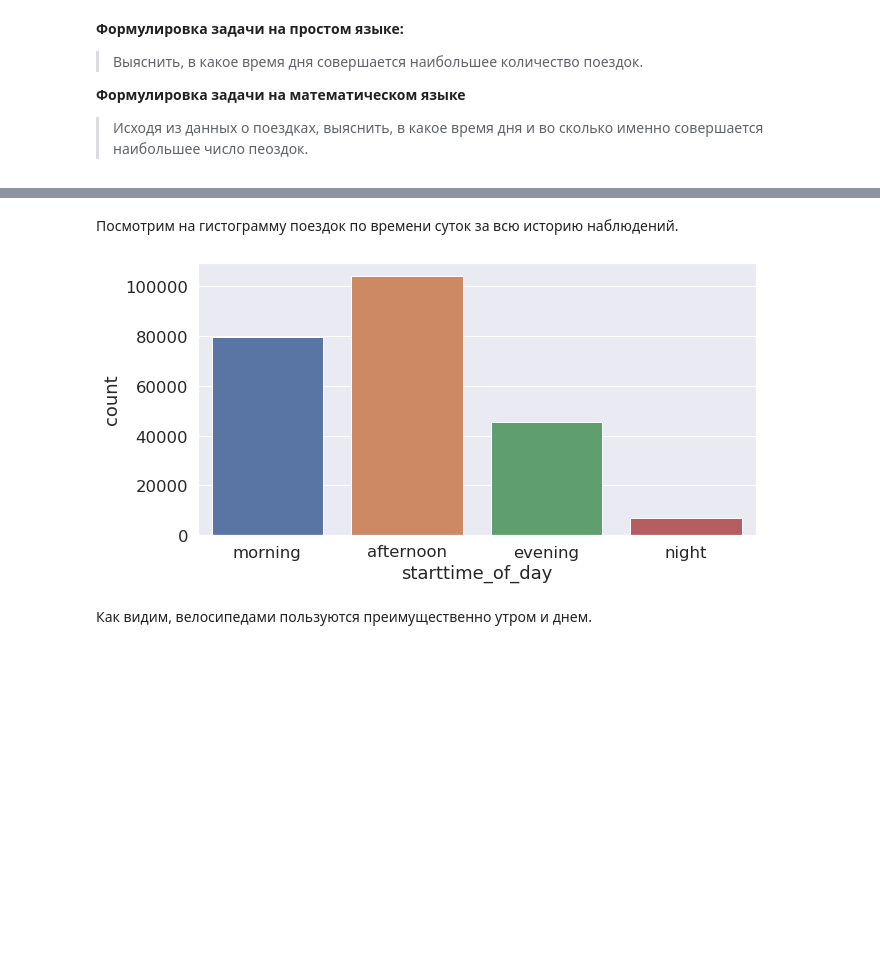
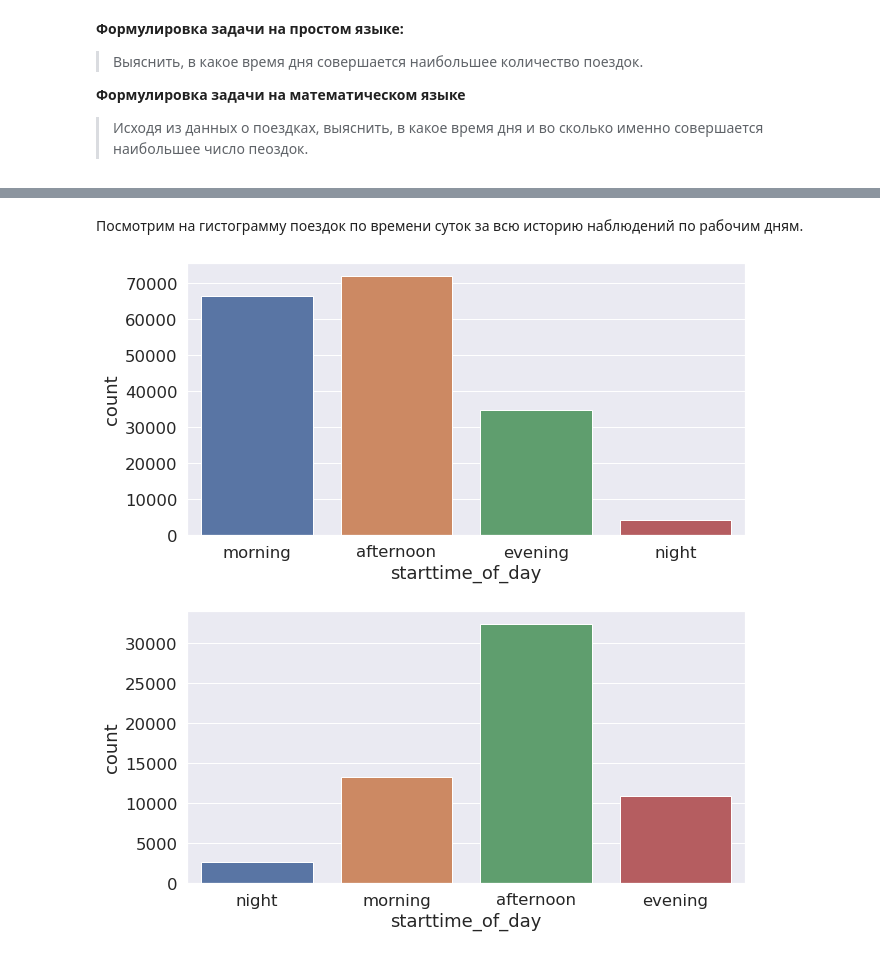
Before and after one commit to titovd/cycle-share-system-kaggle, a Jupyter notebook: notebooks/time_of_day_analysis.ipynb, the cells around one changed output, grey strips where cells are left out. Saved outputs shown, nothing was run; the diff lists cells and outputs as text; code cells hidden in the pictures; blank space fills up the shorter version.

```diff
--- a/notebooks/time_of_day_analysis.ipynb
+++ b/notebooks/time_of_day_analysis.ipynb
@@ -44,10 +59,14 @@ trips['starttime_of_day'] = [get_time_of_day(hour) for hour in trips['starttime'
 # %% [markdown]
-Посмотрим на гистограмму поездок по времени суток за всю историю наблюдений.
+Посмотрим на гистограмму поездок по времени суток за всю историю наблюдений по рабочим дням.
 # %%
 plt.figure(figsize=(10, 5))
-sns.countplot(x='starttime_of_day', data=trips)
+sns.countplot(x='starttime_of_day', data=trips[trips.weekend == False])
 plt.show()
 # %% [output]
-[figure, old version]
+[figure, new version]
-# %% [markdown]
-Как видим, велосипедами пользуются преимущественно утром и днем.
+# %%
+plt.figure(figsize=(10, 5))
+sns.countplot(x='starttime_of_day', data=trips[trips.weekend == True])
+plt.show()
+# %% [output]
+[figure, added]
```
Also changed, not shown: parts of 8 cells of this notebook, 4 other files.
